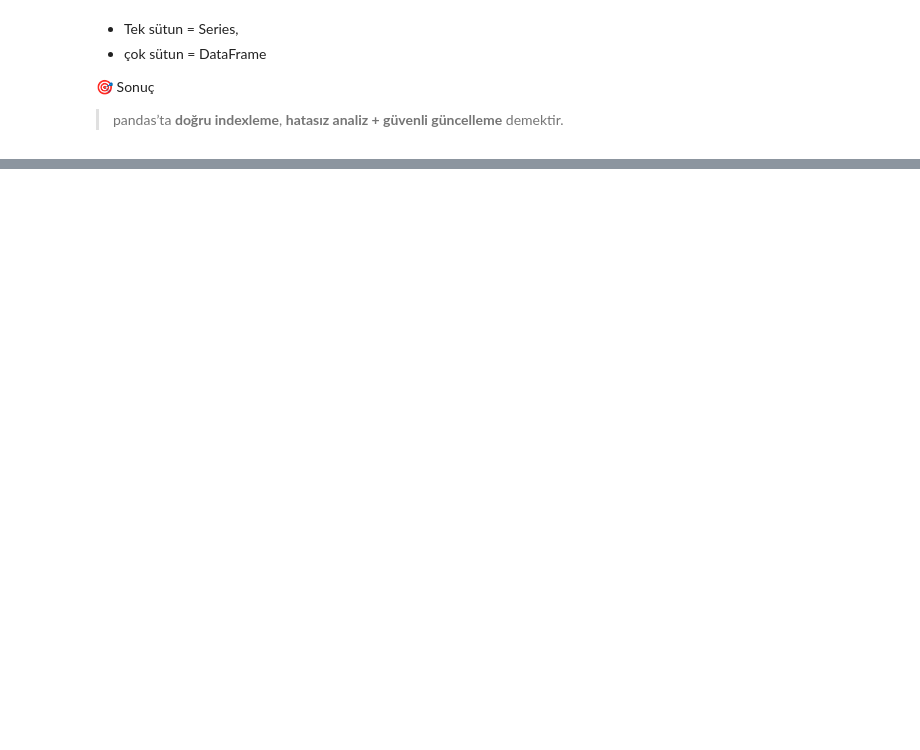
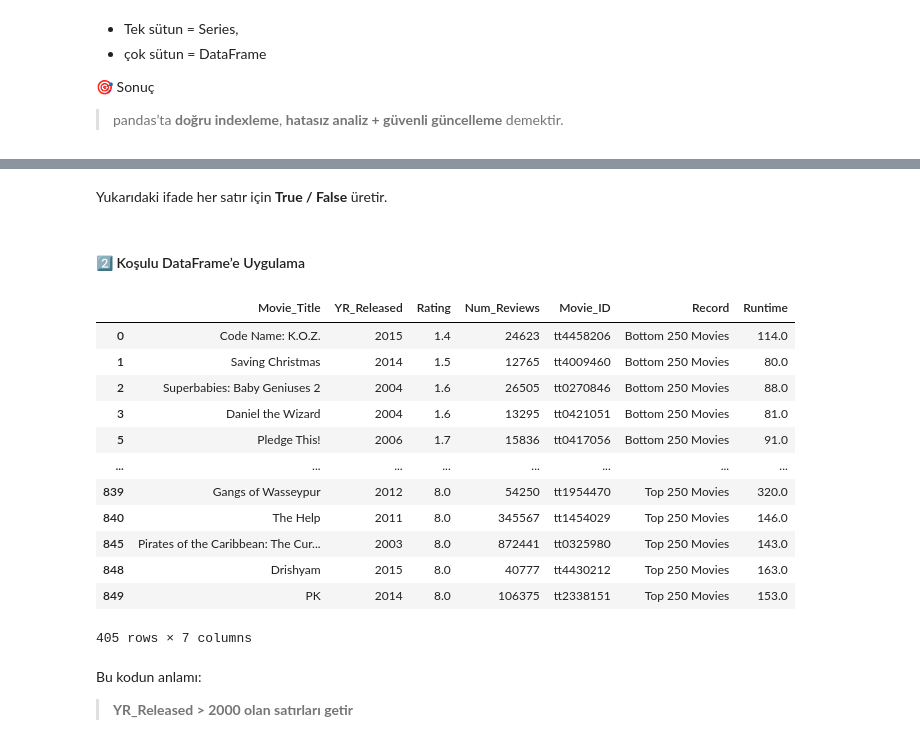
Before and after one commit to ipekgulsencelik/Python_Bootcamp, a Jupyter notebook: 03_Pandas/01_Lab.ipynb, the cells around one changed output, grey strips where cells are left out. Saved outputs shown, nothing was run; the diff lists cells and outputs as text; code cells hidden in the pictures; blank space fills up the shorter version.

```diff
--- a/03_Pandas/01_Lab.ipynb
+++ b/03_Pandas/01_Lab.ipynb
@@ -1036,0 +1253,26 @@ df.iloc[10:20, [0, 3]]
+# %% [markdown]
+Yukarıdaki ifade her satır için **True / False** üretir.
+# %% [markdown]
+#### 2️⃣ Koşulu DataFrame’e Uygulama
+# %%
+df[
+    df['YR_Released'] > 2000
+]
+# %% [output]
+|  | Movie_Title | YR_Released | Rating | Num_Reviews | Movie_ID | Record | Runtime |
+| 0 | Code Name: K.O.Z. | 2015 | 1.4 | 24623 | tt4458206 | Bottom 250 Movies | 114.0 |
+| 1 | Saving Christmas | 2014 | 1.5 | 12765 | tt4009460 | Bottom 250 Movies | 80.0 |
+| 2 | Superbabies: Baby Geniuses 2 | 2004 | 1.6 | 26505 | tt0270846 | Bottom 250 Movies | 88.0 |
+| 3 | Daniel the Wizard | 2004 | 1.6 | 13295 | tt0421051 | Bottom 250 Movies | 81.0 |
+| 5 | Pledge This! | 2006 | 1.7 | 15836 | tt0417056 | Bottom 250 Movies | 91.0 |
+| ... | ... | ... | ... | ... | ... | ... | ... |
+| 839 | Gangs of Wasseypur | 2012 | 8.0 | 54250 | tt1954470 | Top 250 Movies | 320.0 |
+| 840 | The Help | 2011 | 8.0 | 345567 | tt1454029 | Top 250 Movies | 146.0 |
+| 845 | Pirates of the Caribbean: The Cur... | 2003 | 8.0 | 872441 | tt0325980 | Top 250 Movies | 143.0 |
+| 848 | Drishyam | 2015 | 8.0 | 40777 | tt4430212 | Top 250 Movies | 163.0 |
+| 849 | PK | 2014 | 8.0 | 106375 | tt2338151 | Top 250 Movies | 153.0 |
+405 rows × 7 columns
+# %% [markdown]
+Bu kodun anlamı:
+
+> **YR_Released > 2000 olan satırları getir**
```
Also changed, not shown: parts of 54 cells of this notebook, 5 other files.
